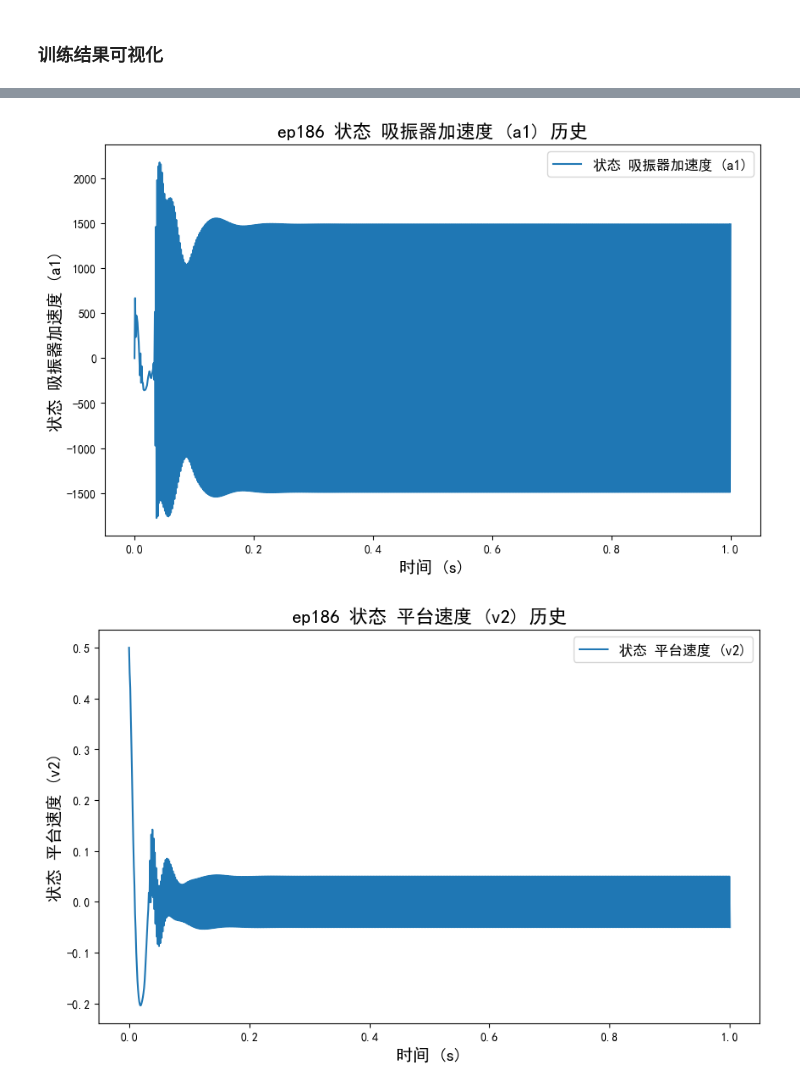
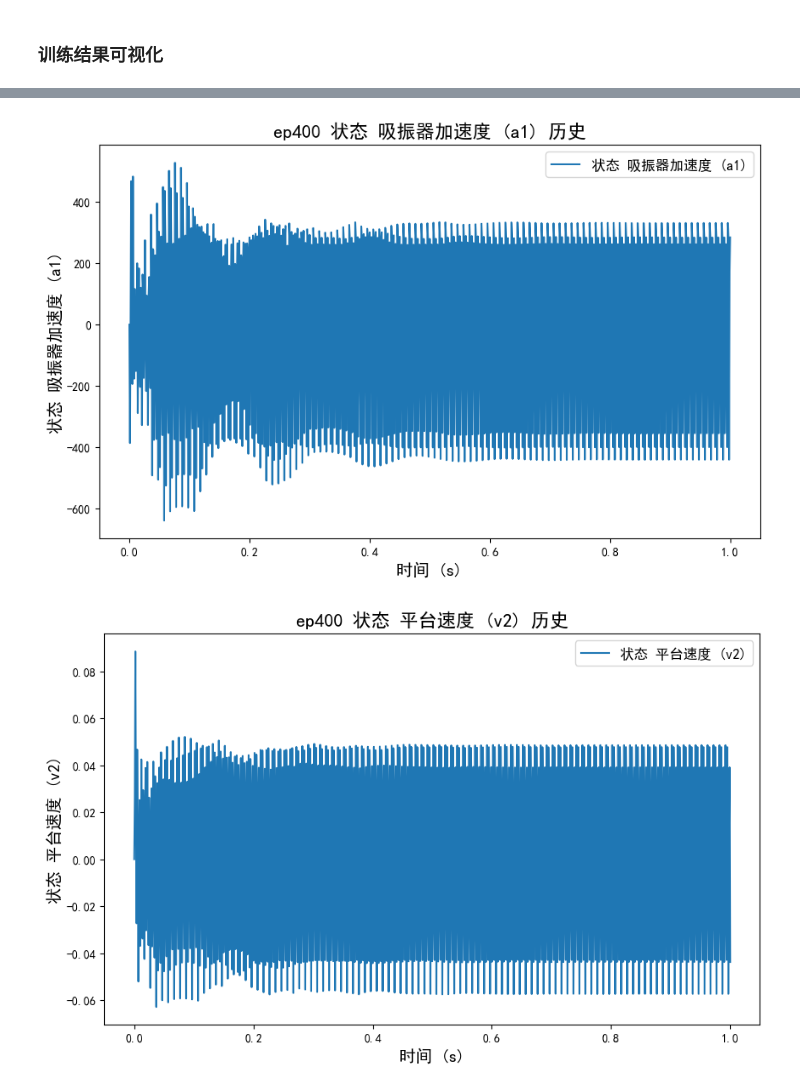
Before and after one commit to CodeZeng0214/DySysIdCtrl, a Jupyter notebook: 电磁式阻尼器深度强化学习/GRU-TD3训练/TD3_control.ipynb, the cells around one changed output, grey strips where cells are left out. Cells and saved outputs as stored; diff of their text form; code cells hidden in the pictures.

```diff
--- a/电磁式阻尼器深度强化学习/GRU-TD3训练/TD3_control.ipynb
+++ b/电磁式阻尼器深度强化学习/GRU-TD3训练/TD3_control.ipynb
@@ -10,13 +10,13 @@
 ### 训练参数
 # %%
 # 参数设置
-train_model = False
+train_model = True
 
 # 环境参数
 ENV_PARAMS = {
     'Ts': 0.001,  # 采样时间
     'T': 1.0,    # 仿真时长
-    'state0':[0.0, 0.0, 0.0, 0.0, 0.5, 0.0], # 初始状态
+    'state0':[0.0, 0.0, 0.0, 0.0, 0.0, 0.0], # 初始状态
     # 观测状态列表
     # 0: 吸振器位移 (x1)
     # 1: 吸振器速度 (v1)
@@ -56,7 +56,7 @@ TRAIN_PARAMS = {
     'capacity': int(1e5),       # 经验回放池容量
     'min_buffer_size': int(5e3),# 最小缓冲区大小
     'print_interval': 5,        # 打印间隔
-    'save_interval': 1,         # 保存间隔
+    'save_interval': 5,         # 保存间隔
     'batch_size': 256,         # 批次大小
     }
 # %% [markdown]
@@ -174,6 +174,9 @@ E = np.array([
     [0.0, 0.0, 0.0, c_M/M],
     [0.0, 0.0, 0.0, k_M/M]
 ]).T
+
+F = np.array([[0.0], [0.0], [0.0], [1/M]]) # 直接扰动力的输入矩阵
+
 logging.info("系统参数: m=%.2f, M=%.2f, k_m=%.2f, k_M=%.2f, k_f=%.2f, k_E=%.2f, L=%.4f, R_m=%.2f, c_m=%.2f, c_M=%.2f",
              m, M, k_m, k_M, k_f, k_E, L, R_m, c_m, c_M)
 # %%
@@ -181,21 +184,24 @@ logging.info("系统参数: m=%.2f, M=%.2f, k_m=%.2f, k_M=%.2f, k_f=%.2f, k_E=%.
 import inspect
 
 from fx import zero, sin_wave
-# z_func = sin_wave(amplitude=0.01, frequency=30, phase=0)
 z_func = zero
+# z_func = sin_wave(amplitude=0.005, frequency=30, phase=0)
 from fx import tolerance_if_rf
 r_func = tolerance_if_rf(tolerance=TRAIN_PARAMS['tolerance'])
+f_func = sin_wave(amplitude=300, frequency=40, phase=0)
 
 if train_model: logging.info("正弦扰动函数已定义: %s", inspect.getsource(z_func))
 if train_model: logging.info("奖励函数已定义: %s", inspect.getsource(r_func))
+if train_model: logging.info("外部扰动函数已定义: %s", inspect.getsource(f_func))
 # %%
 # 初始化环境
 env = ElectromagneticDamperEnv(
-    A=A, B=B, C=C, D=D, E=E,
+    A=A, B=B, C=C, D=D, E=E,F=F,
     Ts=ENV_PARAMS['Ts'],  # 采样时间
     T=ENV_PARAMS['T'],    # 仿真时长
     z_func=z_func,
     r_func=r_func,
+    f_func=f_func,
     state0=np.array(ENV_PARAMS['state0']),  # 初始状态
     obs_indices=ENV_PARAMS['observation_indices'],  # 观测状态索引
     x1_limit=ENV_PARAMS['x1_limit'],  # x1 位移限制
@@ -328,8 +314,10 @@ train_datasets.plot_episode_datas(plot_rewards=False, plot_actor_losses=True, pl
 # %%
 # 训练对比
 # env.all_state0 = np.zeros(6)
-# env.set_disturbance(sin_wave(amplitude=0.2, frequency=300, phase=0))  # 设置扰动函数
-# env.set_disturbance(sin_wave(amplitude=0.005, frequency=30, phase=0))  # 设置扰动函数
+env.set_disturbance(zero)
+env.set_force_function(sin_wave(amplitude=1000, frequency=300, phase=0))  # 设置扰动函数
+# env.set_force_function(sin_wave(amplitude=200, frequency=30, phase=0))  # 设置扰动函数
+# env.set_force_function(sin_wave(amplitude=300, frequency=40, phase=0))  # 设置扰动函数
 nc_datasets = env.run_simulation()
 c_datasets = env.run_simulation(controller=agent)
 c_datasets.checkpoint_name = f"ep{train_datasets.current_episode}"
@@ -342,2 +330,2 @@ plot_compare_no_control(nc_datasets, c_datasets, save_path=save_plot_path, use_t
-[figure, old version]
+[figure, new version]
-[figure, old version]
+[figure, new version]
```
Also changed, not shown: parts of 7 cells of this notebook, 5 other files.
